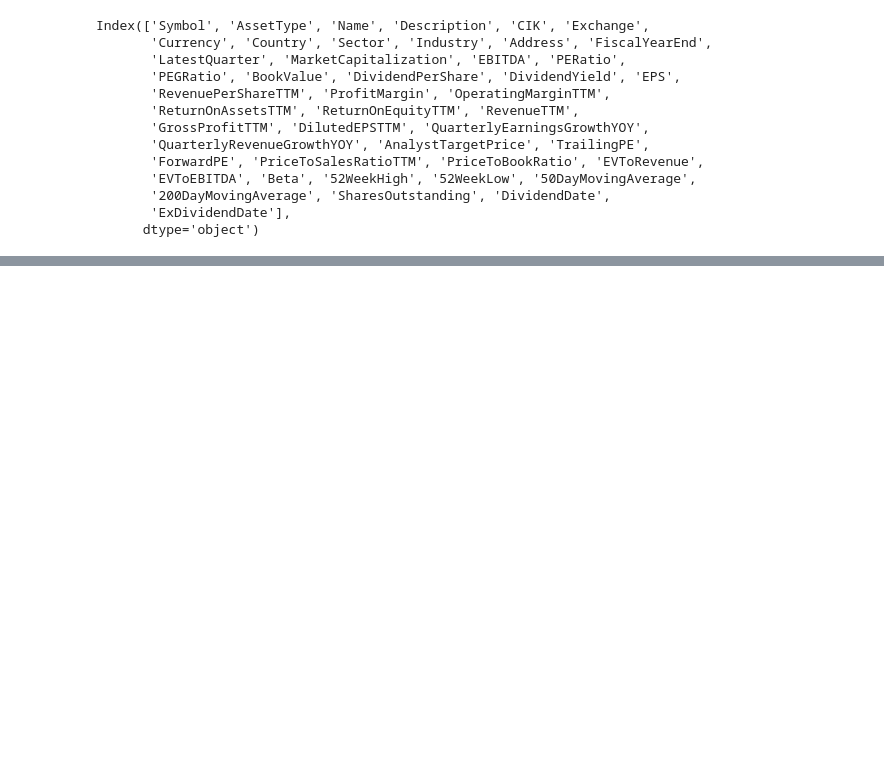
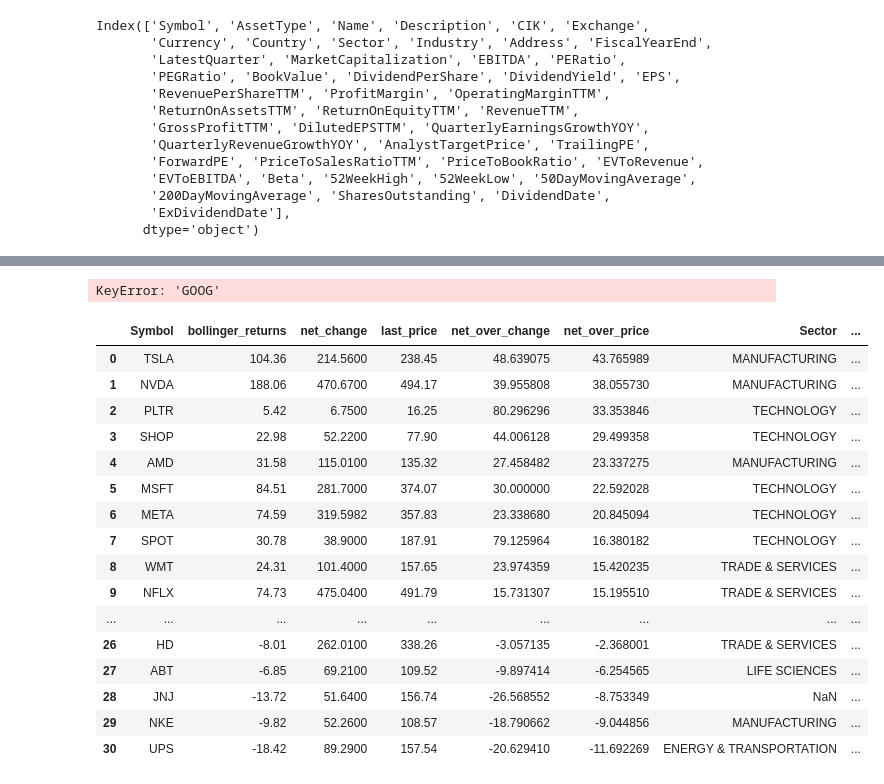
Before and after one commit to zhems/StockAnalysis, a Jupyter notebook: bollinger_bands/bollinger_indepth.ipynb, the cells around one changed output, grey strips where cells are left out. Drawn from its saved outputs; the diff is of its cells as text; code cells hidden in the pictures; blank space fills up the shorter version.

Commit message:
refined bollinger functions

```diff
--- a/bollinger_bands/bollinger_indepth.ipynb
+++ b/bollinger_bands/bollinger_indepth.ipynb
@@ -105,3 +119,21 @@ metrics['net_over_price'] = metrics['bollinger_returns']/metrics['last_price']*1
 metrics = metrics.sort_values(by='net_over_price',ascending=False)
 metrics['Symbol'] = metrics.index
 metrics = metrics.iloc[:,[-1]+list(range(len(metrics.columns)-1))]
+# %%
+def generate_bollinger_metrics(tsdaily_dfs, start_date = '2021-01-01', end_date = datetime.date.today()):
+    bollinger_returns= {}
+    net_change = {}
+    last_price = {}
+    for symbol in tsdaily_dfs.keys():
+        bollinger_returns[symbol] = alpha_vantage.generate_bollinger_returns(
+            alpha_vantage.create_buy_sell_pairs(tsdaily_dfs, symbol, start_date = start_date, end_date = end_date))
+        net_change[symbol] = tsdaily_dfs[symbol].iloc[-1,3] - tsdaily_dfs[symbol].iloc[0,3]
+        last_price[symbol] = tsdaily_dfs[symbol].iloc[-1,3]
+
+    metrics = pd.DataFrame([bollinger_returns,net_change,last_price],).transpose().rename(columns={0:'bollinger_returns',1:'net_change',2:'last_price'})
+    metrics['net_over_change'] = metrics['bollinger_returns']/metrics['net_change'].abs()*100
+    metrics['net_over_price'] = metrics['bollinger_returns']/metrics['last_price']*100
+    metrics = metrics.sort_values(by='net_over_price',ascending=False)
+    metrics['Symbol'] = metrics.index
+    metrics = metrics.iloc[:,[-1]+list(range(len(metrics.columns)-1))]
+    return metrics
@@ -107,0 +153,25 @@ metrics = metrics.iloc[:,[-1]+list(range(len(metrics.columns)-1))]
+# %%
+alpha_vantage.plot_graph(alpha_vantage.modify_bollinger_sd(tsdaily_dfs['GOOG'],1.5), pe_ratio_dfs['GOOG'], 'GOOG',
+                         start_date = '2023-01-01', end_date = datetime.date.today())
+# %% [output]
+KeyError: 'GOOG'
+# %%
+pd.merge(generate_bollinger_metrics(tsdaily_dfs,'2023-01-01'),overview_df[['Symbol','Sector','Industry','Beta']],how='left',on='Symbol')
+# %% [output]
+|  | Symbol | bollinger_returns | net_change | last_price | net_over_change | net_over_price | Sector | ... |
+| 0 | TSLA | 104.36 | 214.5600 | 238.45 | 48.639075 | 43.765989 | MANUFACTURING | ... |
+| 1 | NVDA | 188.06 | 470.6700 | 494.17 | 39.955808 | 38.055730 | MANUFACTURING | ... |
+| 2 | PLTR | 5.42 | 6.7500 | 16.25 | 80.296296 | 33.353846 | TECHNOLOGY | ... |
+| 3 | SHOP | 22.98 | 52.2200 | 77.90 | 44.006128 | 29.499358 | TECHNOLOGY | ... |
+| 4 | AMD | 31.58 | 115.0100 | 135.32 | 27.458482 | 23.337275 | MANUFACTURING | ... |
+| 5 | MSFT | 84.51 | 281.7000 | 374.07 | 30.000000 | 22.592028 | TECHNOLOGY | ... |
+| 6 | META | 74.59 | 319.5982 | 357.83 | 23.338680 | 20.845094 | TECHNOLOGY | ... |
+| 7 | SPOT | 30.78 | 38.9000 | 187.91 | 79.125964 | 16.380182 | TECHNOLOGY | ... |
+| 8 | WMT | 24.31 | 101.4000 | 157.65 | 23.974359 | 15.420235 | TRADE & SERVICES | ... |
+| 9 | NFLX | 74.73 | 475.0400 | 491.79 | 15.731307 | 15.195510 | TRADE & SERVICES | ... |
+| ... | ... | ... | ... | ... | ... | ... | ... | ... |
+| 26 | HD | -8.01 | 262.0100 | 338.26 | -3.057135 | -2.368001 | TRADE & SERVICES | ... |
+| 27 | ABT | -6.85 | 69.2100 | 109.52 | -9.897414 | -6.254565 | LIFE SCIENCES | ... |
+| 28 | JNJ | -13.72 | 51.6400 | 156.74 | -26.568552 | -8.753349 | NaN | ... |
+| 29 | NKE | -9.82 | 52.2600 | 108.57 | -18.790662 | -9.044856 | MANUFACTURING | ... |
+| 30 | UPS | -18.42 | 89.2900 | 157.54 | -20.629410 | -11.692269 | ENERGY & TRANSPORTATION | ... |
```
Also changed, not shown: parts of 7 cells of this notebook, 34 other files.
